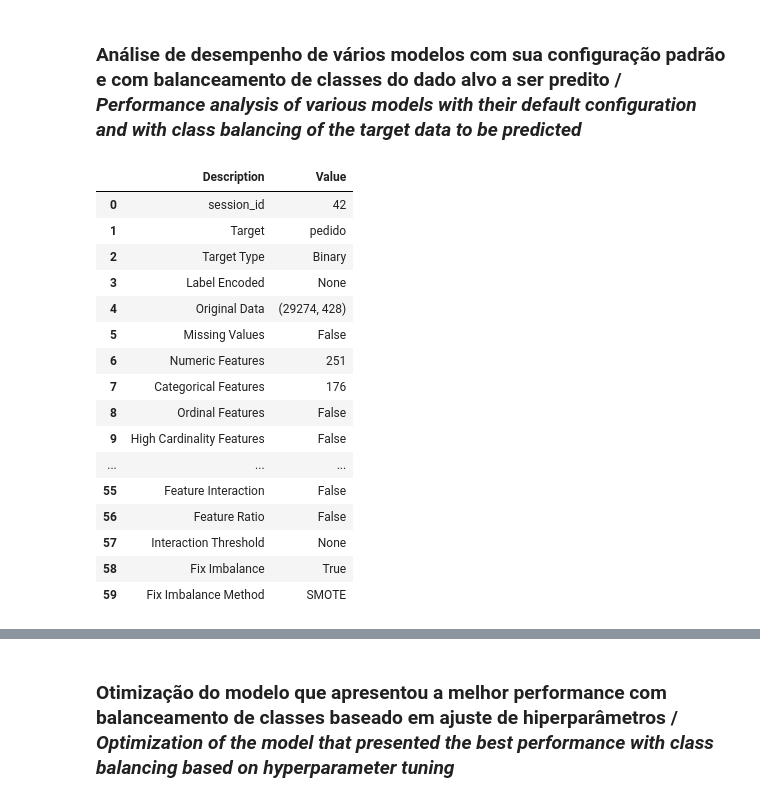
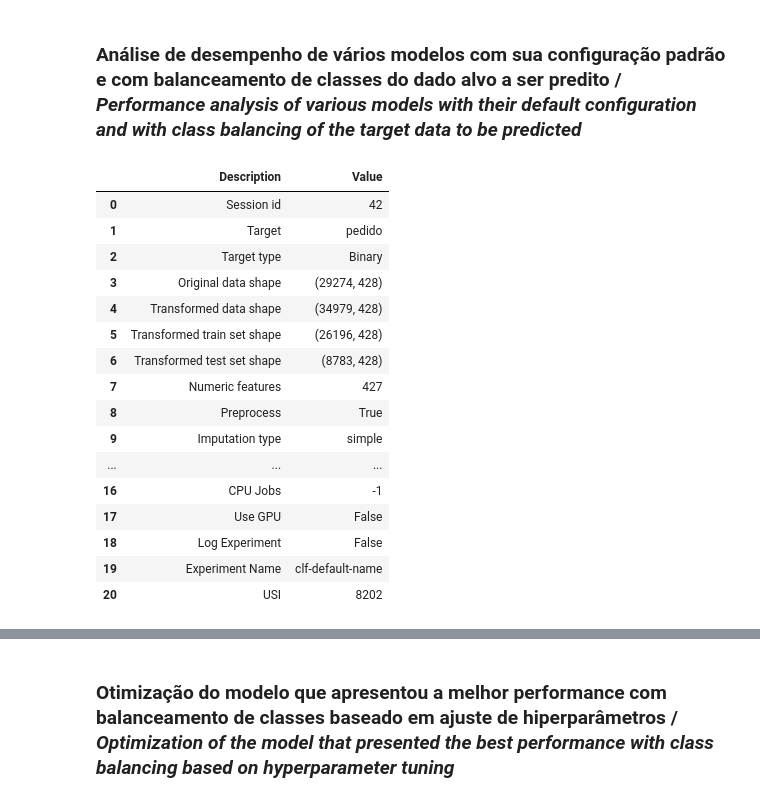
Before and after one commit to solanojacon/portfolio, a Jupyter notebook: Correlation_Between_Buyers_and_Leads/Correlation_Between_Buyers_and_Leads.ipynb, the cells around one changed output, grey strips where cells are left out. Drawn from its saved outputs; the diff is of its cells as text; code cells hidden in the pictures.

```diff
--- a/Correlation_Between_Buyers_and_Leads/Correlation_Between_Buyers_and_Leads.ipynb
+++ b/Correlation_Between_Buyers_and_Leads/Correlation_Between_Buyers_and_Leads.ipynb
@@ -47,7 +47,7 @@ warnings.filterwarnings('ignore')
 #          LEFT OUTER JOIN order_items AS oi ON f.id_form=oi.id_form'''
 # data = pd.read_sql_query(sql, con=conn)
 # %%
-data = pd.read_csv('data/data.csv', index_col=0, encoding='iso-8859-1')
+data = pd.read_csv('../../data-science-portfolio-data/Correlation_Between_Buyers_and_Leads/data/data.csv', index_col=0, encoding='iso-8859-1')
 # %%
 data.iloc[:, :9]
 # %% [output]
@@ -1180,25 +1161,25 @@ Wall time: 351 ms
 # print('Recall =', round(cv_results['test_recall'].mean(), 2))
 # print('F1 score =', round(cv_results['test_f1'].mean(), 2))
 # %%
-exp_name = setup(data.sample(frac=0.05, random_state=42), fix_imbalance=True, target='pedido', fold=5, session_id=42, silent=True)
+exp_name = setup(data.sample(frac=0.05, random_state=42), fix_imbalance=True, target='pedido', fold=5, session_id=42)
 # %% [output]
 |  | Description | Value |
-| 0 | session_id | 42 |
+| 0 | Session id | 42 |
 | 1 | Target | pedido |
-| 2 | Target Type | Binary |
-| 3 | Label Encoded | None |
-| 4 | Original Data | (29274, 428) |
-| 5 | Missing Values | False |
-| 6 | Numeric Features | 251 |
-| 7 | Categorical Features | 176 |
-| 8 | Ordinal Features | False |
-| 9 | High Cardinality Features | False |
+| 2 | Target type | Binary |
+| 3 | Original data shape | (29274, 428) |
+| 4 | Transformed data shape | (34979, 428) |
+| 5 | Transformed train set shape | (26196, 428) |
+| 6 | Transformed test set shape | (8783, 428) |
+| 7 | Numeric features | 427 |
+| 8 | Preprocess | True |
+| 9 | Imputation type | simple |
 | ... | ... | ... |
-| 55 | Feature Interaction | False |
-| 56 | Feature Ratio | False |
-| 57 | Interaction Threshold | None |
-| 58 | Fix Imbalance | True |
-| 59 | Fix Imbalance Method | SMOTE |
+| 16 | CPU Jobs | -1 |
+| 17 | Use GPU | False |
+| 18 | Log Experiment | False |
+| 19 | Experiment Name | clf-default-name |
+| 20 | USI | 8202 |
 # %%
 %%time
 
```
Also changed, not shown: parts of 17 cells of this notebook, 4 other files.
